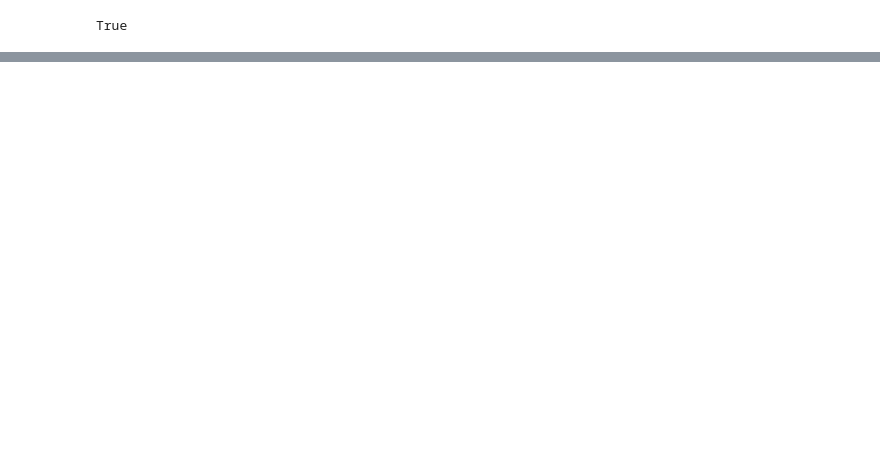
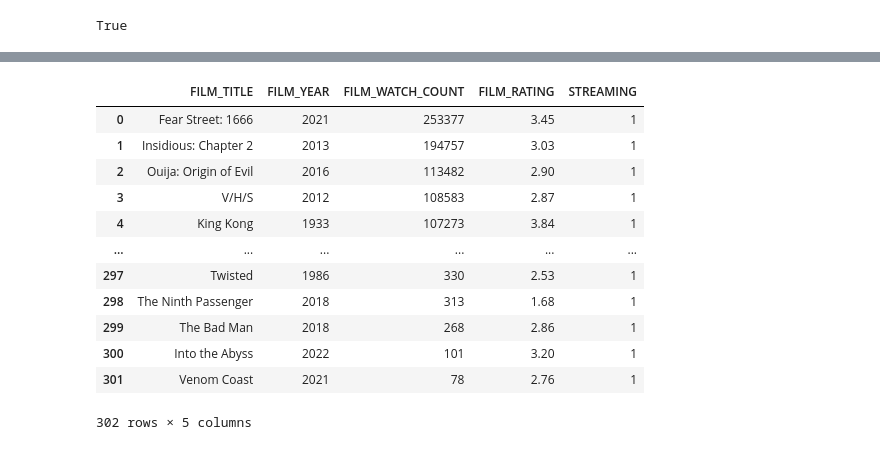
Before and after one commit to TD1138/letterboxd-app, a Jupyter notebook: lib/notebooks/DatabaseAnalysis.ipynb, the cells around one changed output, grey strips where cells are left out. Saved outputs shown, nothing was run; the diff lists cells and outputs as text; code cells hidden in the pictures; blank space fills up the shorter version.

```diff
--- a/lib/notebooks/DatabaseAnalysis.ipynb
+++ b/lib/notebooks/DatabaseAnalysis.ipynb
@@ -117,0 +35,47 @@ INGESTED :
+# %%
+return_top_streaming_watchlist = """
+
+SELECT b.FILM_TITLE, e.FILM_YEAR, a.FILM_WATCH_COUNT, a.FILM_RATING, CASE WHEN d.FILM_ID IS NULL THEN 0 ELSE 1 END AS STREAMING
+
+FROM FILM_LETTERBOXD_STATS a
+
+LEFT JOIN FILM_TITLE b
+ON a.FILM_ID = b.FILM_ID
+
+LEFT JOIN WATCHED c
+ON a.FILM_ID = c.FILM_ID
+
+LEFT JOIN FILMS_AVAILABLE_TO_STREAM d
+ON a.FILM_ID = d.FILM_ID
+
+LEFT JOIN FILM_YEAR e
+ON a.FILM_ID = e.FILM_ID
+
+LEFT JOIN FILM_GENRE f
+ON a.FILM_ID = f.FILM_ID
+
+WHERE a.FILM_RATING IS NOT NULL
+AND c.FILM_ID IS NULL
+AND d.FILM_ID IS NOT NULL
+AND f.FILM_GENRE = 'horror'
+
+ORDER BY a.FILM_WATCH_COUNT DESC
+
+"""
+# %%
+streaming_horrors = query_from_string(return_top_streaming_watchlist)
+streaming_horrors
+# %% [output]
+|  | FILM_TITLE | FILM_YEAR | FILM_WATCH_COUNT | FILM_RATING | STREAMING |
+| 0 | Fear Street: 1666 | 2021 | 253377 | 3.45 | 1 |
+| 1 | Insidious: Chapter 2 | 2013 | 194757 | 3.03 | 1 |
+| 2 | Ouija: Origin of Evil | 2016 | 113482 | 2.90 | 1 |
+| 3 | V/H/S | 2012 | 108583 | 2.87 | 1 |
+| 4 | King Kong | 1933 | 107273 | 3.84 | 1 |
+| ... | ... | ... | ... | ... | ... |
+| 297 | Twisted | 1986 | 330 | 2.53 | 1 |
+| 298 | The Ninth Passenger | 2018 | 313 | 1.68 | 1 |
+| 299 | The Bad Man | 2018 | 268 | 2.86 | 1 |
+| 300 | Into the Abyss | 2022 | 101 | 3.20 | 1 |
+| 301 | Venom Coast | 2021 | 78 | 2.76 | 1 |
+302 rows × 5 columns
```
Also changed, not shown: parts of 13 cells of this notebook, 3 other files.
